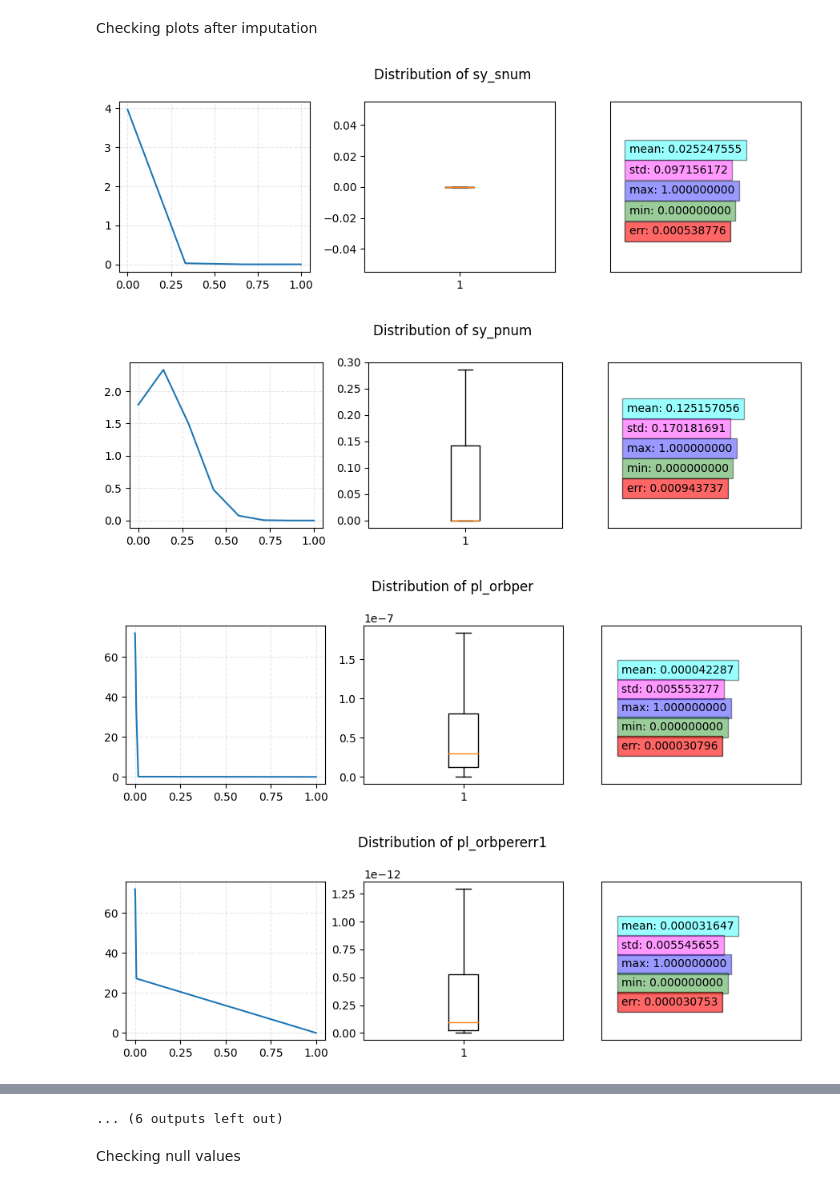
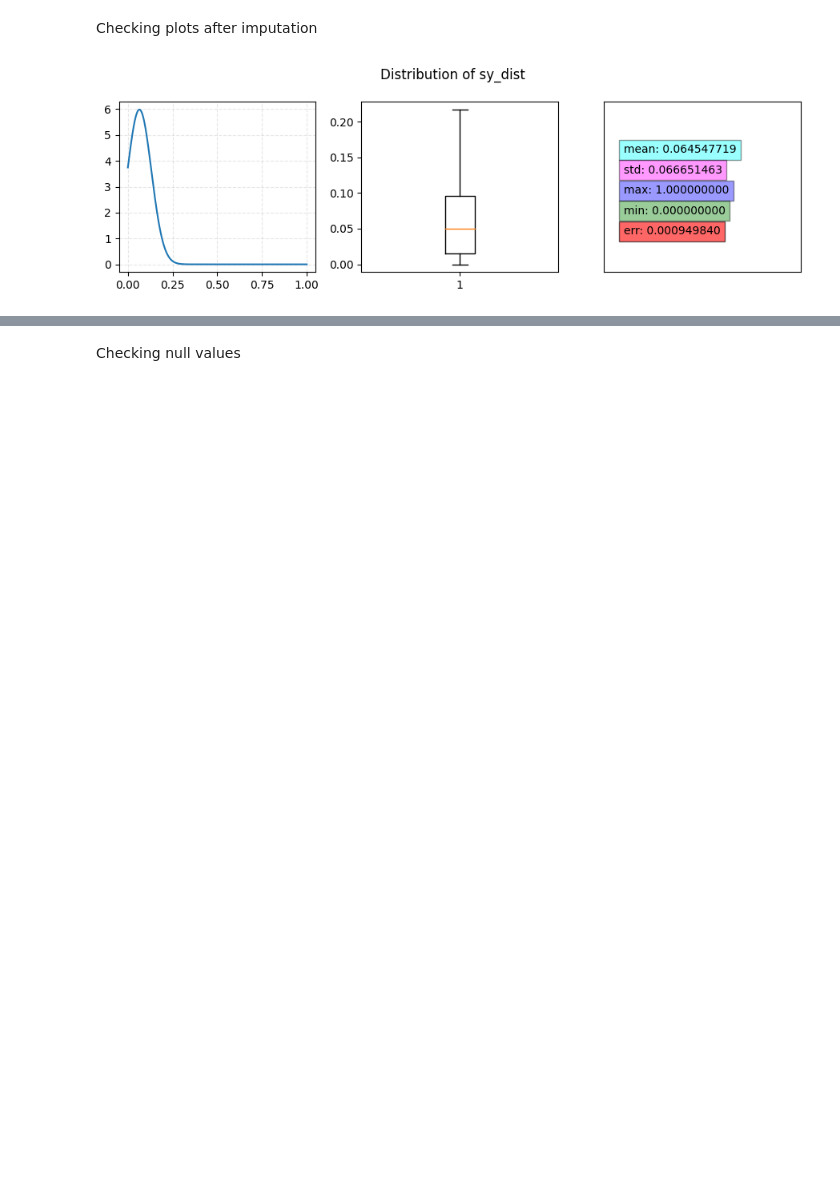
Before and after one commit to hikmetguner/exoplanet-habitability, a Jupyter notebook: dscp.ipynb, the cells around one changed output, grey strips where cells are left out. Cells and saved outputs as stored; diff of their text form; code cells hidden in the pictures; blank space fills up the shorter version.

```diff
--- a/dscp.ipynb
+++ b/dscp.ipynb
@@ -251,6 +211,0 @@ Dropping rows missing over %50 columns
-# %%
-before_drop = len(df.index)
-for index, nan_val in empty_col_per_row.items():
-    if (nan_val) > 14:
-        df = df.drop(index)
-before_drop - len(df.index)
@@ -333,0 +305,4 @@ df.head(10)
+# %%
+label_df = df[['pl_name','hostname']]
+df = df.drop(['pl_name','hostname','rowupdate','empty_col_count'], axis=1)
+label_df.head()
@@ -335,6 +317,6 @@ df.head(10)
 First, the data will be scaled for further use
 # %%
 scaler = MinMaxScaler()
-df = pd.DataFrame(scaler.fit_transform(df), columns = df.columns)
+df = pd.DataFrame(scaler.fit_transform(df), columns = df.columns, index=df.index)
 df.head(10)
 # %% [output]
@@ -353,6 +336,8 @@ df.head(10)
 Defining method to analyze columns after imputation
 # %%
 def get_col_info(col):
+    if('err' in col or 'flag' in col):
+        return
     mean = df[col].mean()
     std = df[col].std()
     col_max = df[col].max()
@@ -362,9 +347,12 @@ def get_col_info(col):
 
     fig, axes = plt.subplots(nrows=1, ncols=3, figsize=(9, 3))
     fig.suptitle(f'Distribution of {col}')
+    #normalize plot
     axes[0].plot(df[col].sort_values(), pdf)
     axes[0].grid(True, alpha=0.3, linestyle="--")
+    #box plot
     axes[1].boxplot(df[col], showfliers=False)
+    #text field
     axes[2].text(0.1,0.7,f'mean: {mean:.9f}',   bbox=dict(facecolor='cyan', alpha=0.4))
     axes[2].text(0.1,0.58,f'std: {std:.9f}',    bbox=dict(facecolor='magenta', alpha=0.4))
     axes[2].text(0.1,0.46,f'max: {col_max:.9f}',bbox=dict(facecolor='blue', alpha=0.4))
@@ -416,10 +381,8 @@ df.head(10)
 # %% [markdown]
 Checking plots after imputation
 # %%
-for col in df.columns:
-    get_col_info(col)
+#for col in df.columns:
+    #get_col_info(col)
+get_col_info('sy_dist')
 # %% [output]
-[figure, old version]
+[figure, new version]
-[figure, removed]
-[figure, removed]
-[figure, removed]
@@ -434,4 +389,3 @@ for col in df.columns:
-... (6 outputs left out)
 # %% [markdown]
 Checking null values
 # %%
```
Also changed, not shown: parts of 53 cells of this notebook.
